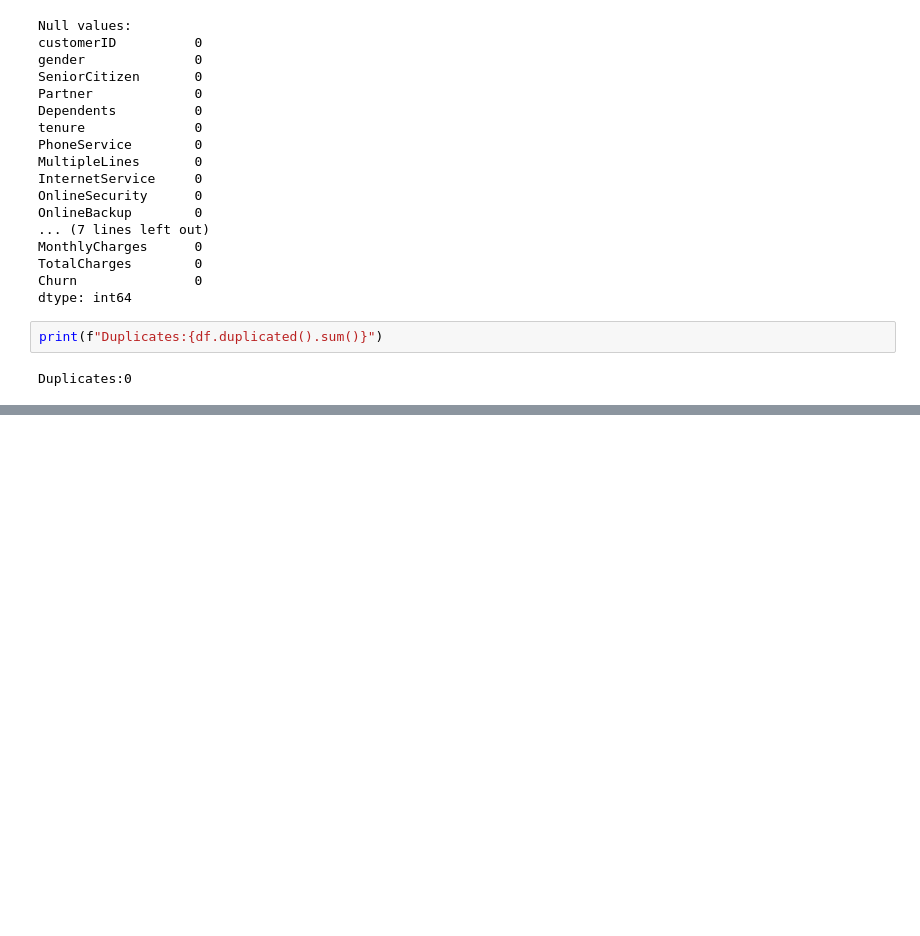
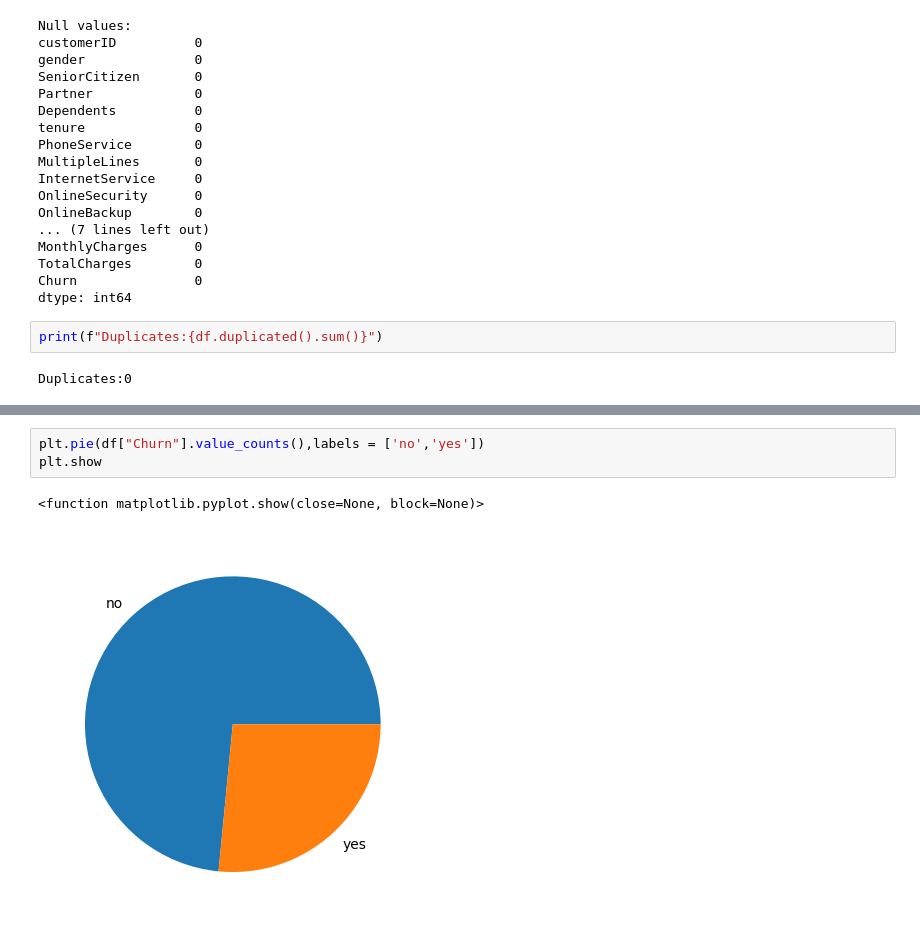
Before and after one commit to anup-ds/Churnsense, a Jupyter notebook: notebooks/01.EDA.ipynb, the cells around one changed output, grey strips where cells are left out. Drawn from its saved outputs; the diff is of its cells as text; blank space fills up the shorter version.

```diff
--- a/notebooks/01.EDA.ipynb
+++ b/notebooks/01.EDA.ipynb
@@ -48,0 +168,6 @@ Duplicates:0
+# %%
+plt.pie(df["Churn"].value_counts(),labels = ['no','yes'])
+plt.show
+# %% [output]
+<function matplotlib.pyplot.show(close=None, block=None)>
+[figure, added]
```
Also changed, not shown: parts of 54 cells of this notebook.
